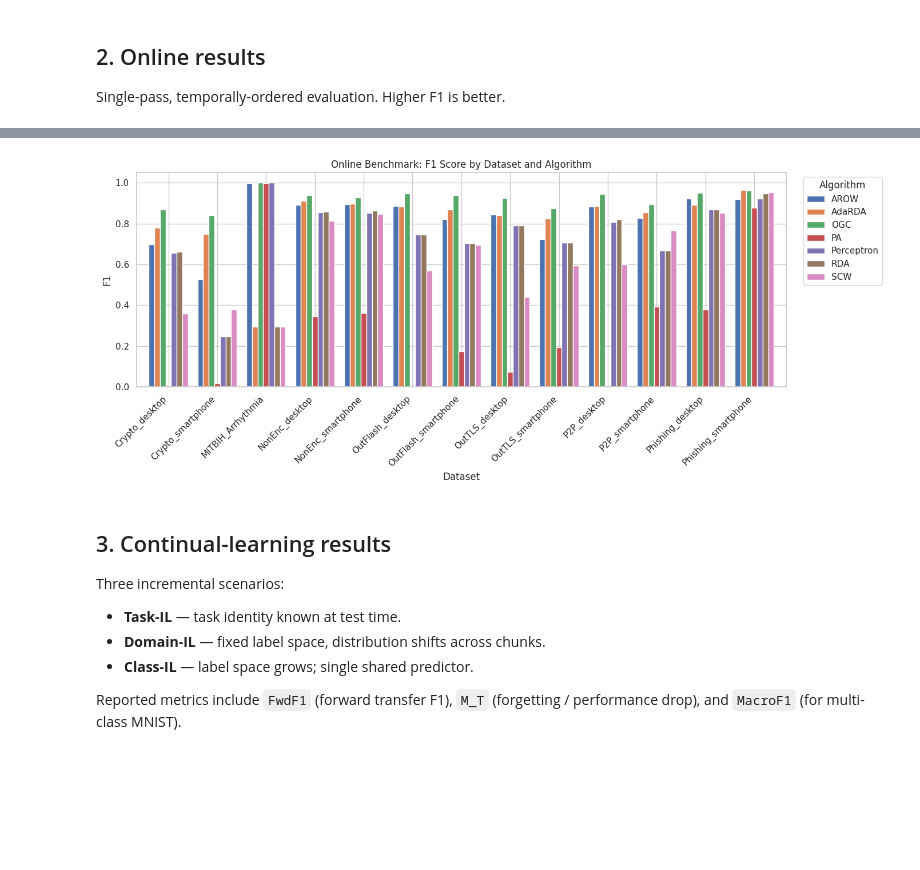
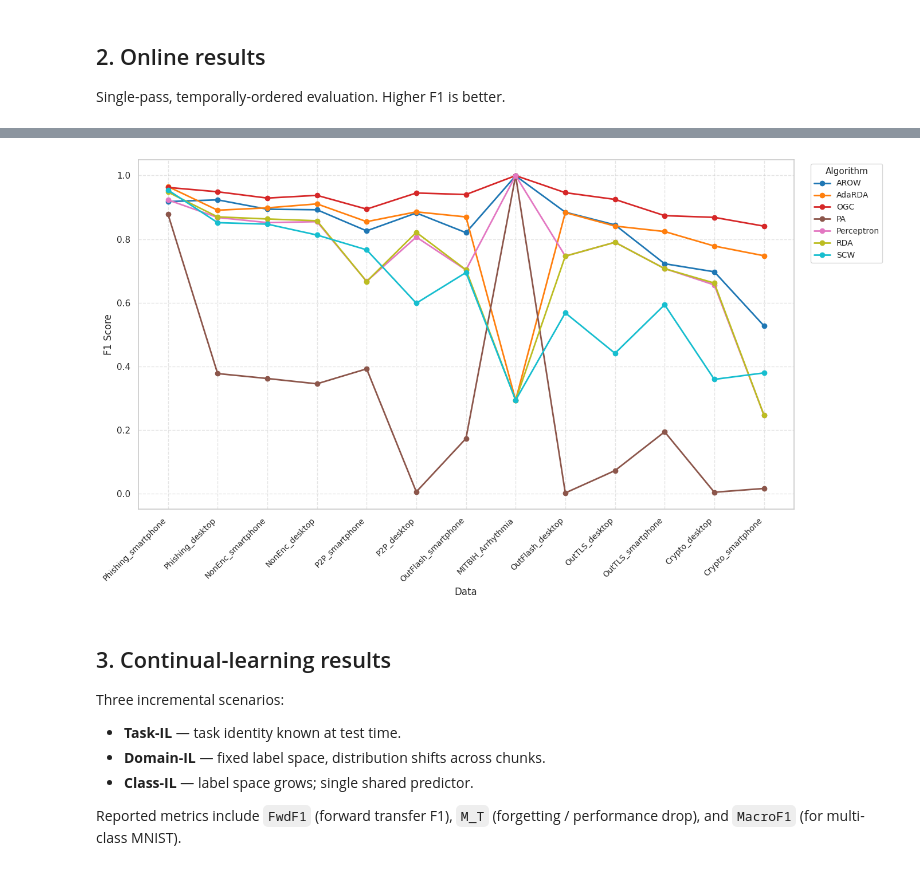
Before and after one commit to w-jamil/extreme-xp, a Jupyter notebook: online-classification/example.ipynb, the cells around one changed output, grey strips where cells are left out. Saved outputs shown, nothing was run; the diff lists cells and outputs as text; code cells hidden in the pictures; blank space fills up the shorter version.

```diff
--- a/online-classification/example.ipynb
+++ b/online-classification/example.ipynb
@@ -193,15 +134,29 @@ dtype: float64
-# %%
-fig, ax = plt.subplots(figsize=(14, 6))
-online_pivot.plot(kind='bar', ax=ax, width=0.8)
-ax.set_title('Online Benchmark: F1 Score by Dataset and Algorithm')
-ax.set_ylabel('F1')
-ax.set_ylim(0, 1.05)
-ax.legend(title='Algorithm', bbox_to_anchor=(1.02, 1), loc='upper left')
-ax.set_xticklabels(ax.get_xticklabels(), rotation=45, ha='right')
-plt.tight_layout()
-plt.show()
-# %% [output]
-[figure, removed]
+# %%
+df = online_df
+
+pivot_df = df.pivot(index='Dataset', columns='Algorithm', values='F1')
+
+pivot_df = pivot_df.reindex(pivot_df.mean(axis=1).sort_values(ascending=False).index)
+
+
+fig, ax = plt.subplots(figsize=(14, 8))
+pivot_df.plot(kind='line', marker='o', ax=ax, colormap='tab10', linewidth=2)
+
+
+#ax.set_title('F1 Score: Each Algorithm Denotes Its Own Line', fontsize=14, pad=15)
+ax.set_ylabel('F1 Score', fontsize=12)
+ax.set_xlabel('Data', fontsize=12)
+ax.set_xticks(range(len(pivot_df.index)))
+ax.set_xticklabels(pivot_df.index, rotation=45, ha='right', fontsize=10)
+ax.grid(True, linestyle='--', alpha=0.5)
+
+# Place legend cleanly outside the plot canvas
+ax.legend(title='Algorithm', bbox_to_anchor=(1.02, 1), loc='upper left', fontsize=10, title_fontsize=11)
+
+plt.tight_layout()
+plt.show()
+# %% [output]
+[figure, added]
 # %% [markdown]
 ## 3. Continual-learning results
 
```
Also changed, not shown: parts of 6 cells of this notebook, 4 other files.
